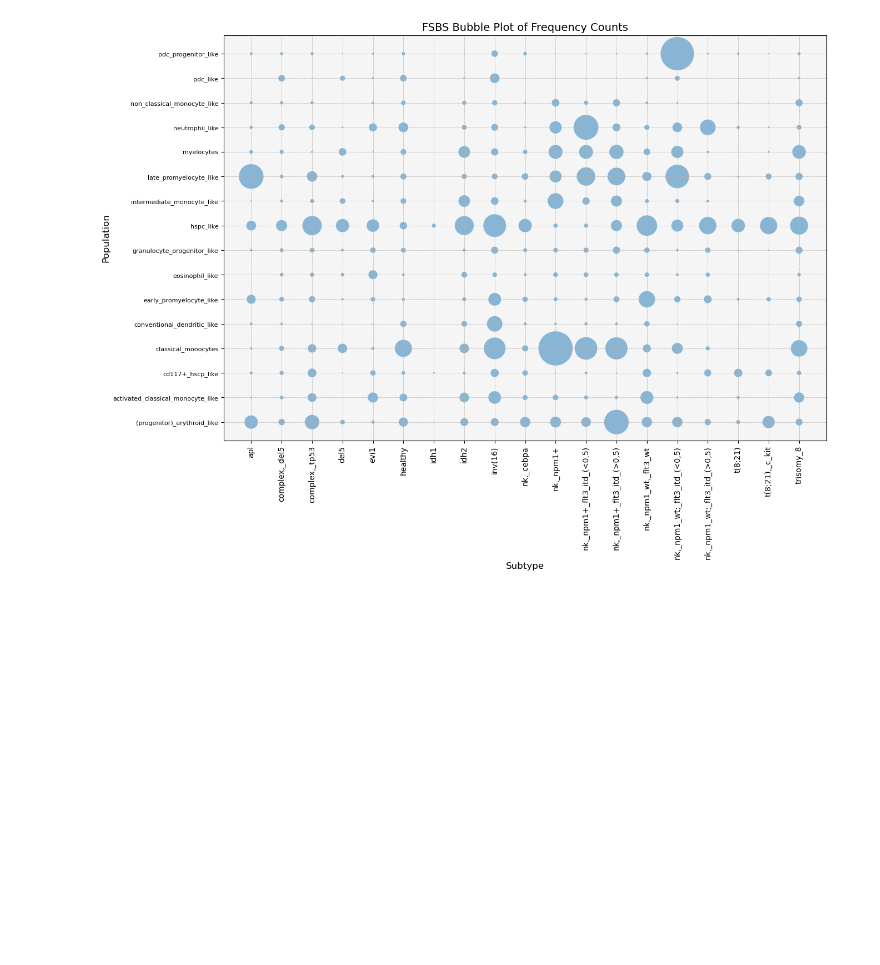
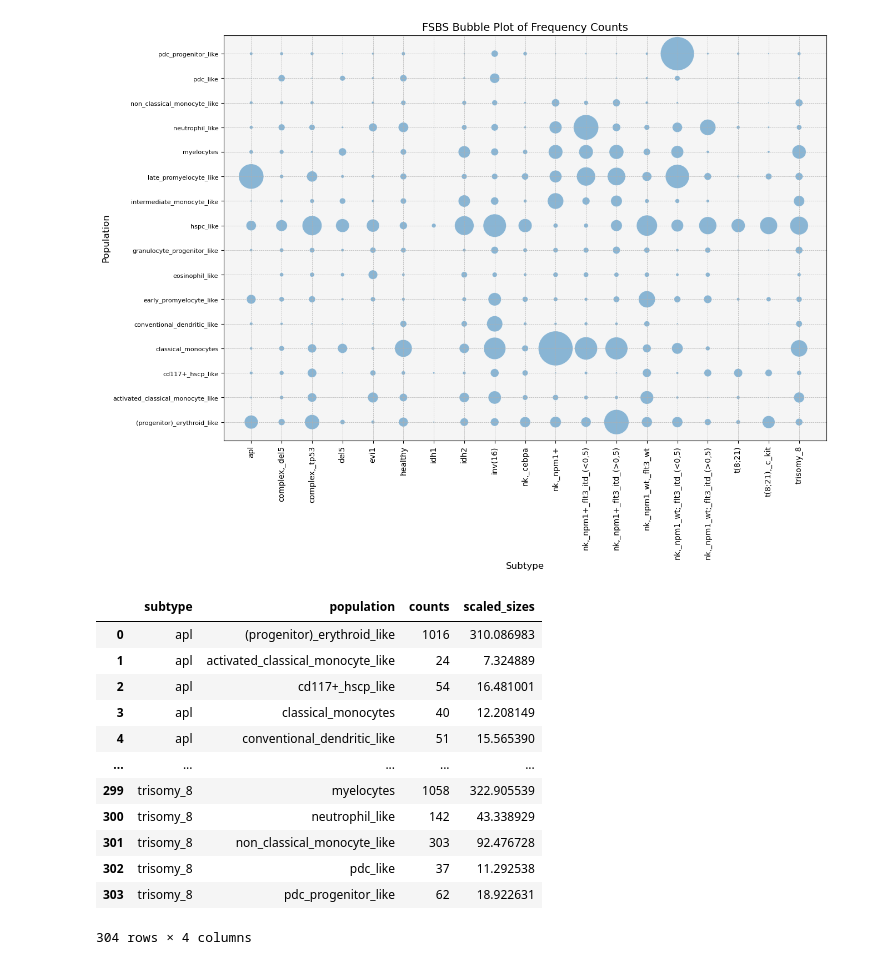
Before and after one commit to EhsanKA/FACS_Sampling, a Jupyter notebook: notebooks/sara/2M_population_vs_subtype.ipynb, the cells around one changed output. Cells and saved outputs as stored; diff of their text form; code cells hidden in the pictures; blank space fills up the shorter version.

```diff
--- a/notebooks/sara/2M_population_vs_subtype.ipynb
+++ b/notebooks/sara/2M_population_vs_subtype.ipynb
@@ -148,2 +149,18 @@ bubble_plot(adata_fsbs, name='FSBS')
 # %% [output]
 [figure]
+# %%
+fsbs_freq
+# %% [output]
+|  | subtype | population | counts | scaled_sizes |
+| 0 | apl | (progenitor)_erythroid_like | 1016 | 310.086983 |
+| 1 | apl | activated_classical_monocyte_like | 24 | 7.324889 |
+| 2 | apl | cd117+_hscp_like | 54 | 16.481001 |
+| 3 | apl | classical_monocytes | 40 | 12.208149 |
+| 4 | apl | conventional_dendritic_like | 51 | 15.565390 |
+| ... | ... | ... | ... | ... |
+| 299 | trisomy_8 | myelocytes | 1058 | 322.905539 |
+| 300 | trisomy_8 | neutrophil_like | 142 | 43.338929 |
+| 301 | trisomy_8 | non_classical_monocyte_like | 303 | 92.476728 |
+| 302 | trisomy_8 | pdc_like | 37 | 11.292538 |
+| 303 | trisomy_8 | pdc_progenitor_like | 62 | 18.922631 |
+304 rows × 4 columns
```
Also changed, not shown: parts of 7 cells of this notebook, 9 other files.
